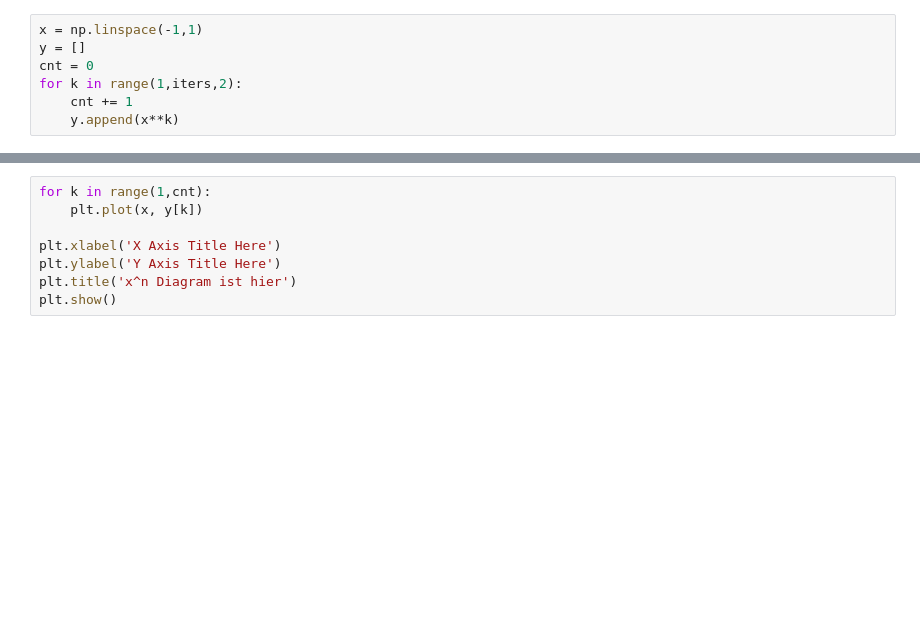
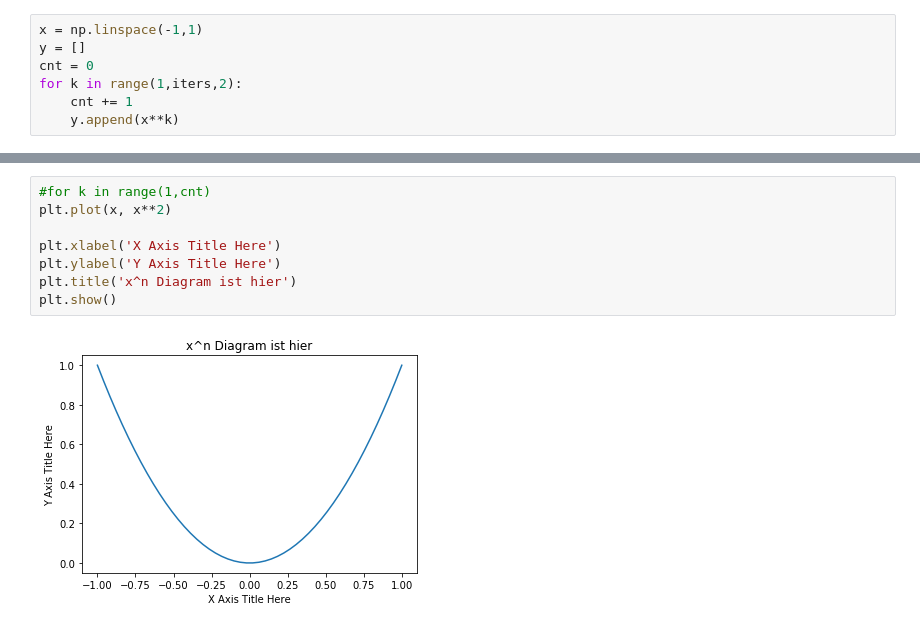
Before and after one commit to sglusnevs/Python4DataScientists, a Jupyter notebook: PythonFürDatenanalyse/3. Matplotlib.ipynb, the cells around one changed output, grey strips where cells are left out. Cells and saved outputs as stored; diff of their text form; blank space fills up the shorter version.

```diff
--- a/PythonFürDatenanalyse/3. Matplotlib.ipynb
+++ b/PythonFürDatenanalyse/3. Matplotlib.ipynb
@@ -30,8 +62,10 @@ y
 # %%
-for k in range(1,cnt):
-    plt.plot(x, y[k])
+#for k in range(1,cnt)
+plt.plot(x, x**2)
 
 plt.xlabel('X Axis Title Here')
 plt.ylabel('Y Axis Title Here')
 plt.title('x^n Diagram ist hier')
 plt.show()
+# %% [output]
+[figure, added]
```
Also changed, not shown: parts of 3 cells of this notebook, 4 other files.
